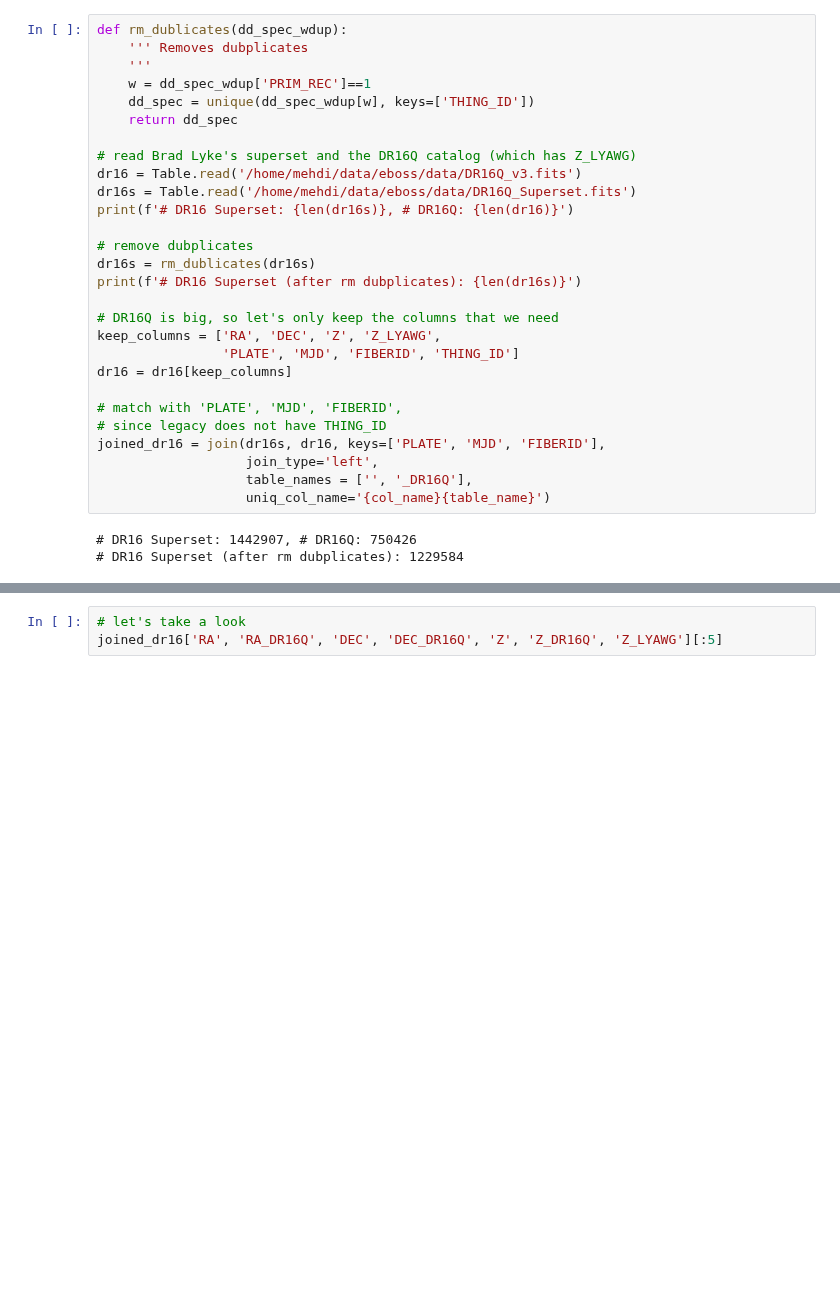
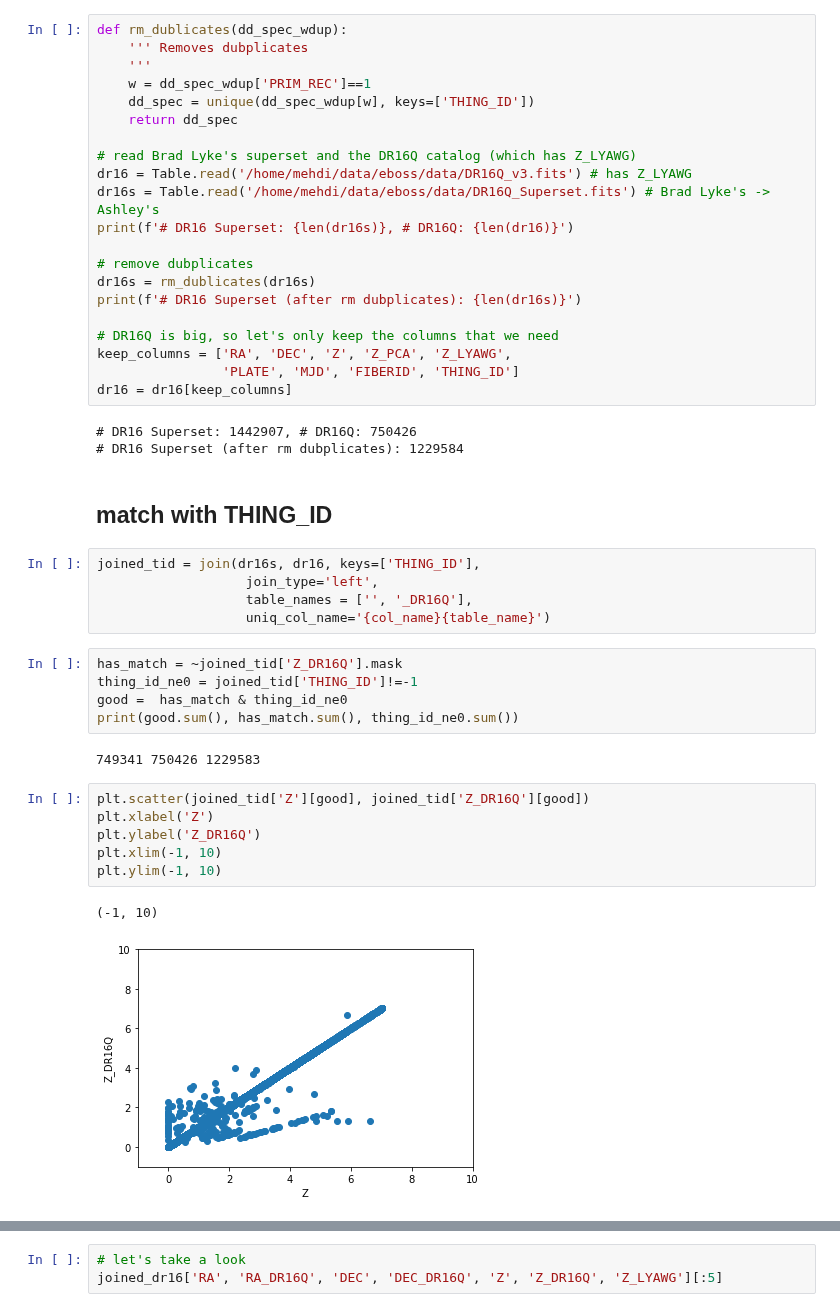
Before and after one commit to mehdirezaie/eboss, a Jupyter notebook: match_catalogs.ipynb, the cells around one changed output, grey strips where cells are left out. Cells and saved outputs as stored; diff of their text form; blank space fills up the shorter version.

Commit message:
match dr16q w dr16 superset

```diff
--- a/match_catalogs.ipynb
+++ b/match_catalogs.ipynb
@@ -15,8 +16,8 @@ def rm_dublicates(dd_spec_wdup):
     return dd_spec
 
 # read Brad Lyke's superset and the DR16Q catalog (which has Z_LYAWG)
-dr16 = Table.read('/home/mehdi/data/eboss/data/DR16Q_v3.fits')
-dr16s = Table.read('/home/mehdi/data/eboss/data/DR16Q_Superset.fits')
+dr16 = Table.read('/home/mehdi/data/eboss/data/DR16Q_v3.fits') # has Z_LYAWG
+dr16s = Table.read('/home/mehdi/data/eboss/data/DR16Q_Superset.fits') # Brad Lyke's -> Ashley's
 print(f'# DR16 Superset: {len(dr16s)}, # DR16Q: {len(dr16)}')
 
 # remove dubplicates
@@ -24,16 +25,32 @@ dr16s = rm_dublicates(dr16s)
 print(f'# DR16 Superset (after rm dubplicates): {len(dr16s)}')
 
 # DR16Q is big, so let's only keep the columns that we need
-keep_columns = ['RA', 'DEC', 'Z', 'Z_LYAWG',
+keep_columns = ['RA', 'DEC', 'Z', 'Z_PCA', 'Z_LYAWG',
                 'PLATE', 'MJD', 'FIBERID', 'THING_ID']
 dr16 = dr16[keep_columns]
-
-# match with 'PLATE', 'MJD', 'FIBERID',
-# since legacy does not have THING_ID
-joined_dr16 = join(dr16s, dr16, keys=['PLATE', 'MJD', 'FIBERID'],
-                   join_type='left',
-                   table_names = ['', '_DR16Q'],
-                   uniq_col_name='{col_name}{table_name}')
 # %% [output]
 # DR16 Superset: 1442907, # DR16Q: 750426
 # DR16 Superset (after rm dubplicates): 1229584
+# %% [markdown]
+## match with THING_ID
+# %%
+joined_tid = join(dr16s, dr16, keys=['THING_ID'],
+                   join_type='left',
+                   table_names = ['', '_DR16Q'],
+                   uniq_col_name='{col_name}{table_name}')
+# %%
+has_match = ~joined_tid['Z_DR16Q'].mask
+thing_id_ne0 = joined_tid['THING_ID']!=-1
+good =  has_match & thing_id_ne0
+print(good.sum(), has_match.sum(), thing_id_ne0.sum())
+# %% [output]
+749341 750426 1229583
+# %%
+plt.scatter(joined_tid['Z'][good], joined_tid['Z_DR16Q'][good])
+plt.xlabel('Z')
+plt.ylabel('Z_DR16Q')
+plt.xlim(-1, 10)
+plt.ylim(-1, 10)
+# %% [output]
+(-1, 10)
+[figure, added]
```
Also changed, not shown: parts of 16 cells of this notebook.
